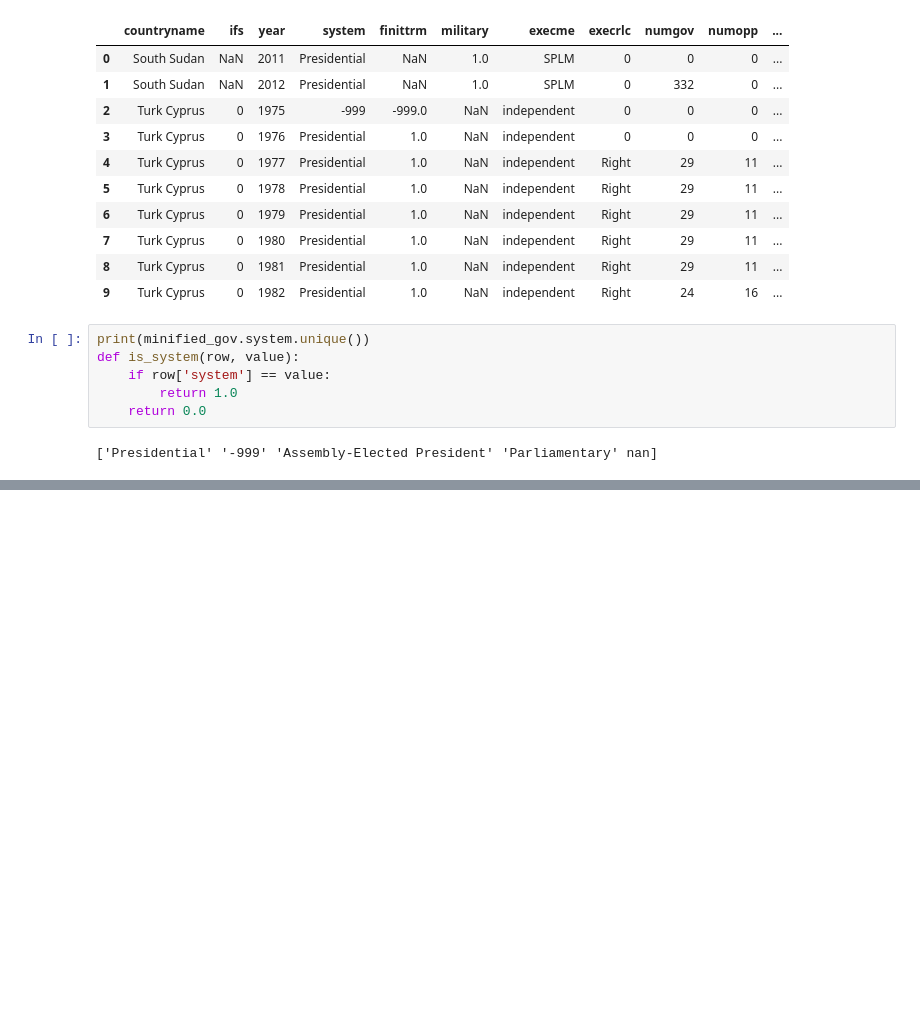
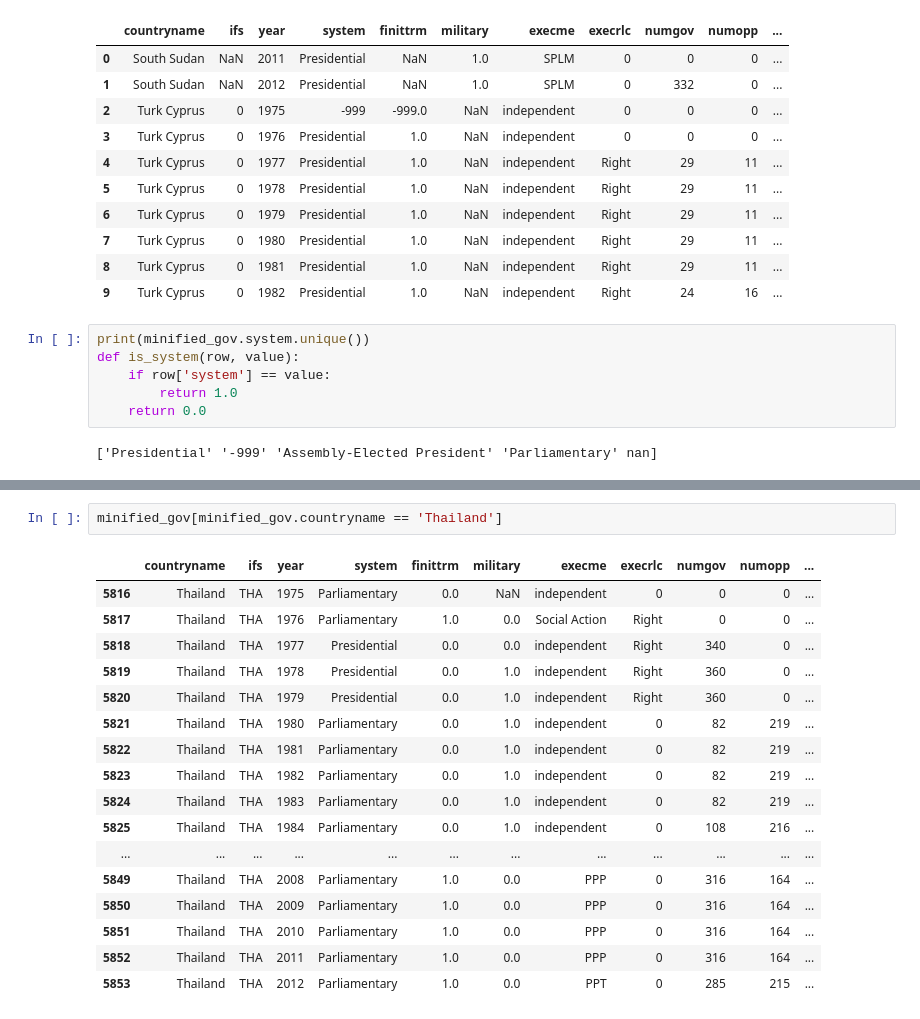
Before and after one commit to ninnzz/cs297_1, a Jupyter notebook: notebooks/lec10.ipynb, the cells around one changed output, grey strips where cells are left out. Saved outputs shown, nothing was run; the diff lists cells and outputs as text; blank space fills up the shorter version.

```diff
--- a/notebooks/lec10.ipynb
+++ b/notebooks/lec10.ipynb
@@ -202,0 +206,20 @@ minified_gov.head(40)
+# %%
+minified_gov[minified_gov.countryname == 'Thailand']
+# %% [output]
+|  | countryname | ifs | year | system | finittrm | military | execme | execrlc | numgov | numopp | ... |
+| 5816 | Thailand | THA | 1975 | Parliamentary | 0.0 | NaN | independent | 0 | 0 | 0 | ... |
+| 5817 | Thailand | THA | 1976 | Parliamentary | 1.0 | 0.0 | Social Action | Right | 0 | 0 | ... |
+| 5818 | Thailand | THA | 1977 | Presidential | 0.0 | 0.0 | independent | Right | 340 | 0 | ... |
+| 5819 | Thailand | THA | 1978 | Presidential | 0.0 | 1.0 | independent | Right | 360 | 0 | ... |
+| 5820 | Thailand | THA | 1979 | Presidential | 0.0 | 1.0 | independent | Right | 360 | 0 | ... |
+| 5821 | Thailand | THA | 1980 | Parliamentary | 0.0 | 1.0 | independent | 0 | 82 | 219 | ... |
+| 5822 | Thailand | THA | 1981 | Parliamentary | 0.0 | 1.0 | independent | 0 | 82 | 219 | ... |
+| 5823 | Thailand | THA | 1982 | Parliamentary | 0.0 | 1.0 | independent | 0 | 82 | 219 | ... |
+| 5824 | Thailand | THA | 1983 | Parliamentary | 0.0 | 1.0 | independent | 0 | 82 | 219 | ... |
+| 5825 | Thailand | THA | 1984 | Parliamentary | 0.0 | 1.0 | independent | 0 | 108 | 216 | ... |
+| ... | ... | ... | ... | ... | ... | ... | ... | ... | ... | ... | ... |
+| 5849 | Thailand | THA | 2008 | Parliamentary | 1.0 | 0.0 | PPP | 0 | 316 | 164 | ... |
+| 5850 | Thailand | THA | 2009 | Parliamentary | 1.0 | 0.0 | PPP | 0 | 316 | 164 | ... |
+| 5851 | Thailand | THA | 2010 | Parliamentary | 1.0 | 0.0 | PPP | 0 | 316 | 164 | ... |
+| 5852 | Thailand | THA | 2011 | Parliamentary | 1.0 | 0.0 | PPP | 0 | 316 | 164 | ... |
+| 5853 | Thailand | THA | 2012 | Parliamentary | 1.0 | 0.0 | PPT | 0 | 285 | 215 | ... |
```
Also changed, not shown: parts of 9 cells of this notebook, 1 other file.
